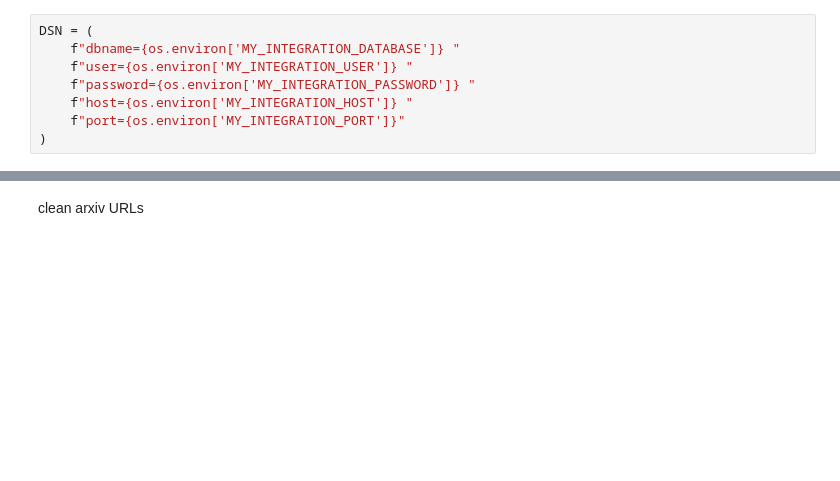
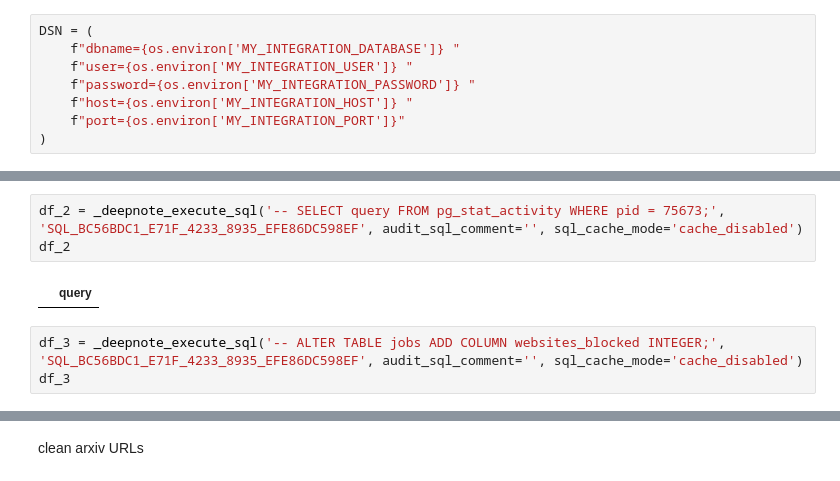
Before and after one commit to matthew-heartful/SEMA, a Jupyter notebook: Sema 0.1 MAIN LOGIC.ipynb, the cells around one changed output, grey strips where cells are left out. Saved outputs shown, nothing was run; the diff lists cells and outputs as text; blank space fills up the shorter version.

```diff
--- a/Sema 0.1 MAIN LOGIC.ipynb
+++ b/Sema 0.1 MAIN LOGIC.ipynb
@@ -88,3 +119,11 @@ DSN = (
+# %%
+df_2 = _deepnote_execute_sql('-- SELECT query FROM pg_stat_activity WHERE pid = 75673;', 'SQL_BC56BDC1_E71F_4233_8935_EFE86DC598EF', audit_sql_comment='', sql_cache_mode='cache_disabled')
+df_2
+# %% [output]
+|  | query |
+# %%
+df_3 = _deepnote_execute_sql('-- ALTER TABLE jobs ADD COLUMN websites_blocked INTEGER;', 'SQL_BC56BDC1_E71F_4233_8935_EFE86DC598EF', audit_sql_comment='', sql_cache_mode='cache_disabled')
+df_3
 # %%
 import psycopg2
 import os
```
Also changed, not shown: parts of 18 cells of this notebook, 3 other files.
